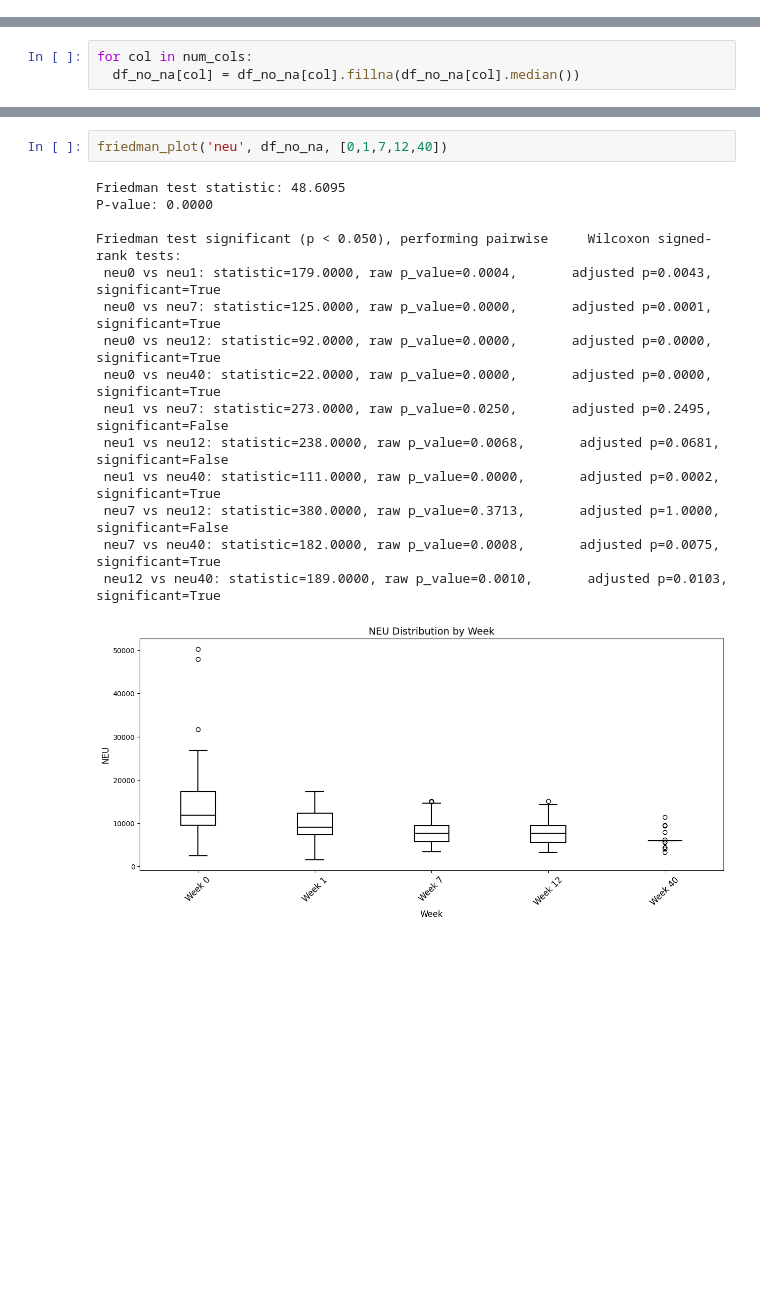
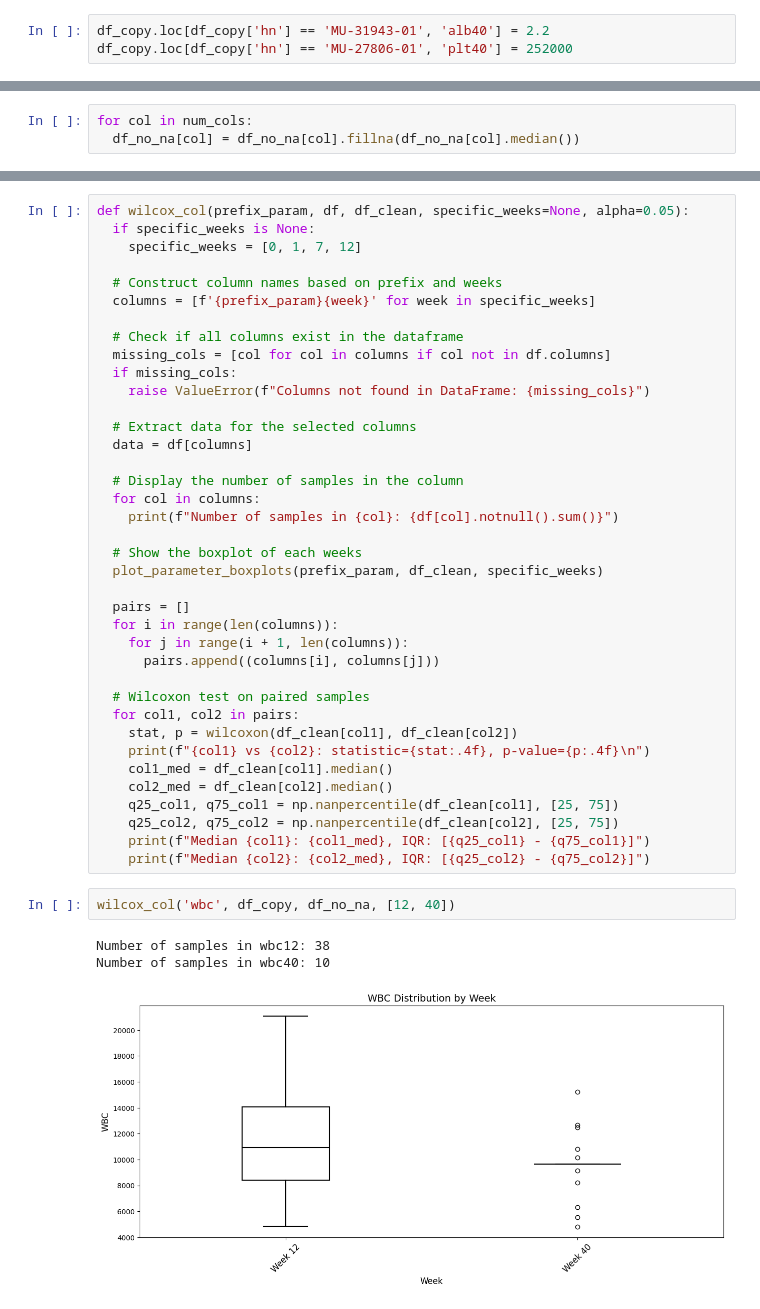
Before and after one commit to chphuttipan/mu-fip-analysis, a Jupyter notebook: fip_analysis_py.ipynb, the cells around one changed output, grey strips where cells are left out. Saved outputs shown, nothing was run; the diff lists cells and outputs as text; blank space fills up the shorter version.

Commit message:
Add Wilcoxon signed-rank test compare week12 and week40

```diff
--- a/fip_analysis_py.ipynb
+++ b/fip_analysis_py.ipynb
@@ -768,3 +779,6 @@ num_cols = num_cols[3:]
+# %%
+df_copy.loc[df_copy['hn'] == 'MU-31943-01', 'alb40'] = 2.2
+df_copy.loc[df_copy['hn'] == 'MU-27806-01', 'plt40'] = 252000
 # %% [markdown]
 Replace the missing values with the median of each columns
 # %%
@@ -794,18 +787,44 @@ dtype: float64
-# %%
-friedman_plot('neu', df_no_na, [0,1,7,12,40])
-# %% [output]
-Friedman test statistic: 48.6095
-P-value: 0.0000
-
-Friedman test significant (p < 0.050), performing pairwise     Wilcoxon signed-rank tests:
- neu0 vs neu1: statistic=179.0000, raw p_value=0.0004,       adjusted p=0.0043, significant=True
- neu0 vs neu7: statistic=125.0000, raw p_value=0.0000,       adjusted p=0.0001, significant=True
- neu0 vs neu12: statistic=92.0000, raw p_value=0.0000,       adjusted p=0.0000, significant=True
- neu0 vs neu40: statistic=22.0000, raw p_value=0.0000,       adjusted p=0.0000, significant=True
- neu1 vs neu7: statistic=273.0000, raw p_value=0.0250,       adjusted p=0.2495, significant=False
- neu1 vs neu12: statistic=238.0000, raw p_value=0.0068,       adjusted p=0.0681, significant=False
- neu1 vs neu40: statistic=111.0000, raw p_value=0.0000,       adjusted p=0.0002, significant=True
- neu7 vs neu12: statistic=380.0000, raw p_value=0.3713,       adjusted p=1.0000, significant=False
- neu7 vs neu40: statistic=182.0000, raw p_value=0.0008,       adjusted p=0.0075, significant=True
- neu12 vs neu40: statistic=189.0000, raw p_value=0.0010,       adjusted p=0.0103, significant=True
-[figure, removed]
+# %%
+def wilcox_col(prefix_param, df, df_clean, specific_weeks=None, alpha=0.05):
+  if specific_weeks is None:
+    specific_weeks = [0, 1, 7, 12]
+
+  # Construct column names based on prefix and weeks
+  columns = [f'{prefix_param}{week}' for week in specific_weeks]
+
+  # Check if all columns exist in the dataframe
+  missing_cols = [col for col in columns if col not in df.columns]
+  if missing_cols:
+    raise ValueError(f"Columns not found in DataFrame: {missing_cols}")
+
+  # Extract data for the selected columns
+  data = df[columns]
+
+  # Display the number of samples in the column
+  for col in columns:
+    print(f"Number of samples in {col}: {df[col].notnull().sum()}")
+
+  # Show the boxplot of each weeks
+  plot_parameter_boxplots(prefix_param, df_clean, specific_weeks)
+
+  pairs = []
+  for i in range(len(columns)):
+    for j in range(i + 1, len(columns)):
+      pairs.append((columns[i], columns[j]))
+
+  # Wilcoxon test on paired samples
+  for col1, col2 in pairs:
+    stat, p = wilcoxon(df_clean[col1], df_clean[col2])
+    print(f"{col1} vs {col2}: statistic={stat:.4f}, p-value={p:.4f}\n")
+    col1_med = df_clean[col1].median()
+    col2_med = df_clean[col2].median()
+    q25_col1, q75_col1 = np.nanpercentile(df_clean[col1], [25, 75])
+    q25_col2, q75_col2 = np.nanpercentile(df_clean[col2], [25, 75])
+    print(f"Median {col1}: {col1_med}, IQR: [{q25_col1} - {q75_col1}]")
+    print(f"Median {col2}: {col2_med}, IQR: [{q25_col2} - {q75_col2}]")
+# %%
+wilcox_col('wbc', df_copy, df_no_na, [12, 40])
+# %% [output]
+Number of samples in wbc12: 38
+Number of samples in wbc40: 10
+[figure, added]
```
Also changed, not shown: parts of 9 cells of this notebook.
